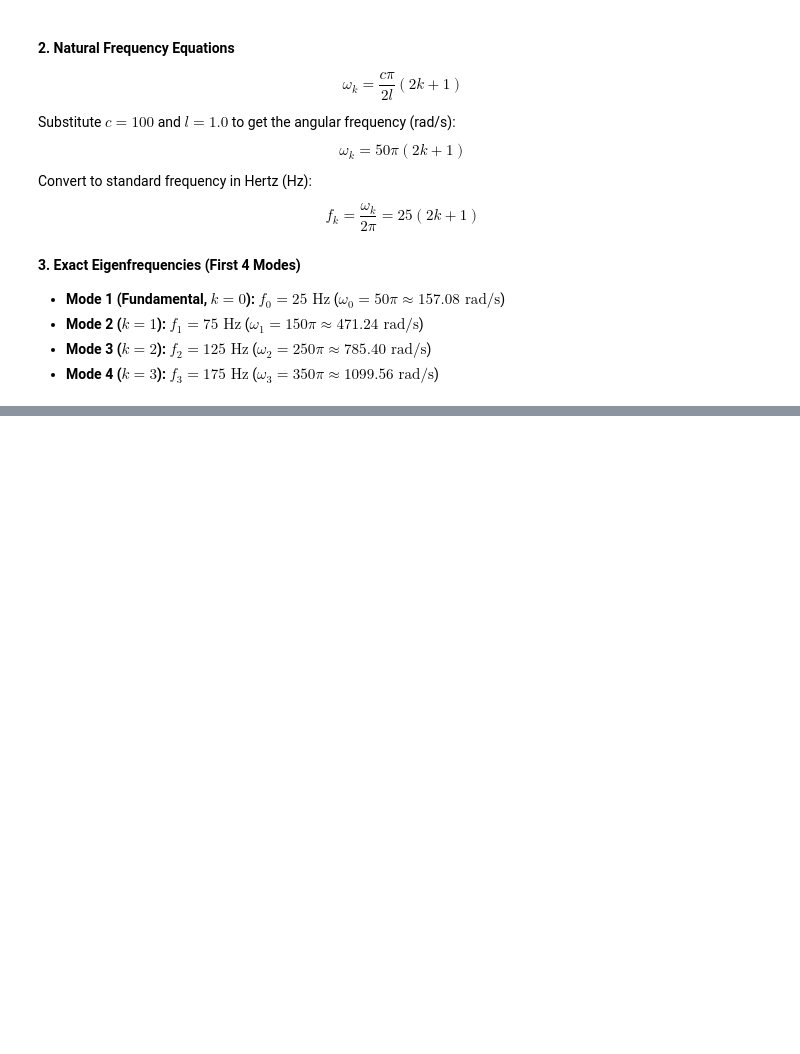
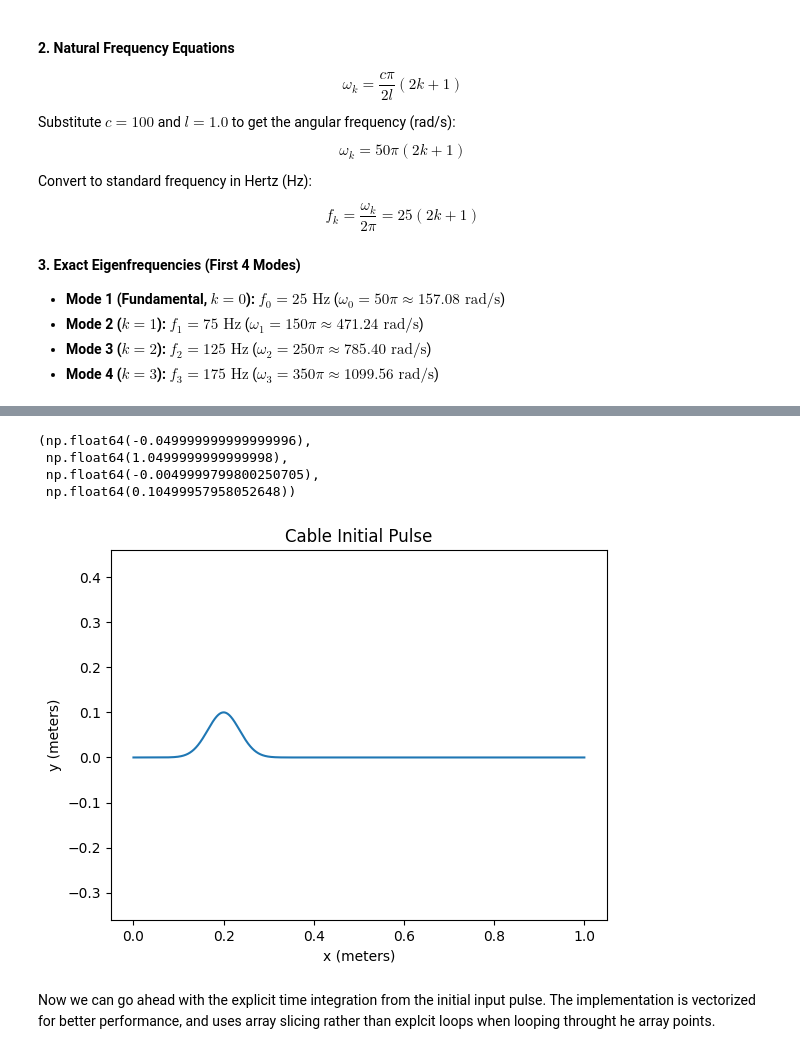
Before and after one commit to anthonymarinov/wave-equation-pinn, a Jupyter notebook: main.ipynb, the cells around one changed output, grey strips where cells are left out. Drawn from its saved outputs; the diff is of its cells as text; code cells hidden in the pictures; blank space fills up the shorter version.

Commit message:
implement numerical simulation of cable

```diff
--- a/main.ipynb
+++ b/main.ipynb
@@ -72,0 +115,25 @@ Hello World!
+# %%
+import numpy as np
+import matplotlib.pyplot as plt
+import time
+
+
+# problem params
+LENGTH = 1.0 # meters
+TENSION = 100.0 # Newtons
+DENSITY = 0.01 # kg/m
+WAVE_SPEED = np.sqrt(TENSION / DENSITY) # m/s
+
+# spatial params
+NUM_NODES = 2000 # number of spatial nodes
+SPATIAL_STEP_SIZE = LENGTH / (NUM_NODES - 1)
+SPATIAL_DOMAIN = np.arange(0, LENGTH, SPATIAL_STEP_SIZE)
+
+# CFL stability condition
+C = 1.0
+
+# time params
+TIME_STEP_SIZE = C * SPATIAL_STEP_SIZE / WAVE_SPEED # seconds
+TOTAL_TIME = 2.0 # seconds
+NUM_TIME_STEPS = int(TOTAL_TIME / TIME_STEP_SIZE)
+TIME = np.linspace(0, TOTAL_TIME, NUM_TIME_STEPS)
@@ -72,0 +146,22 @@ Hello World!
+# %%
+PULSE_MEAN = 0.2
+PULSE_SIGMA = 0.05
+PULSE_SCALE = 0.1
+PULSE = PULSE_SCALE * np.exp(-((SPATIAL_DOMAIN - PULSE_MEAN) / PULSE_SIGMA)**2)
+
+# ensure fixed boundary
+PULSE[0] = 0.0
+
+plt.plot(SPATIAL_DOMAIN, PULSE)
+plt.title('Cable Initial Pulse')
+plt.xlabel('x (meters)')
+plt.ylabel('y (meters)')
+plt.axis('equal')
+# %% [output]
+(np.float64(-0.049999999999999996),
+ np.float64(1.0499999999999998),
+ np.float64(-0.0049999799800250705),
+ np.float64(0.10499957958052648))
+[figure, added]
+# %% [markdown]
+Now we can go ahead with the explicit time integration from the initial input pulse. The implementation is vectorized for better performance, and uses array slicing rather than explcit loops when looping throught he array points.
```
Also changed, not shown: parts of 13 cells of this notebook.
